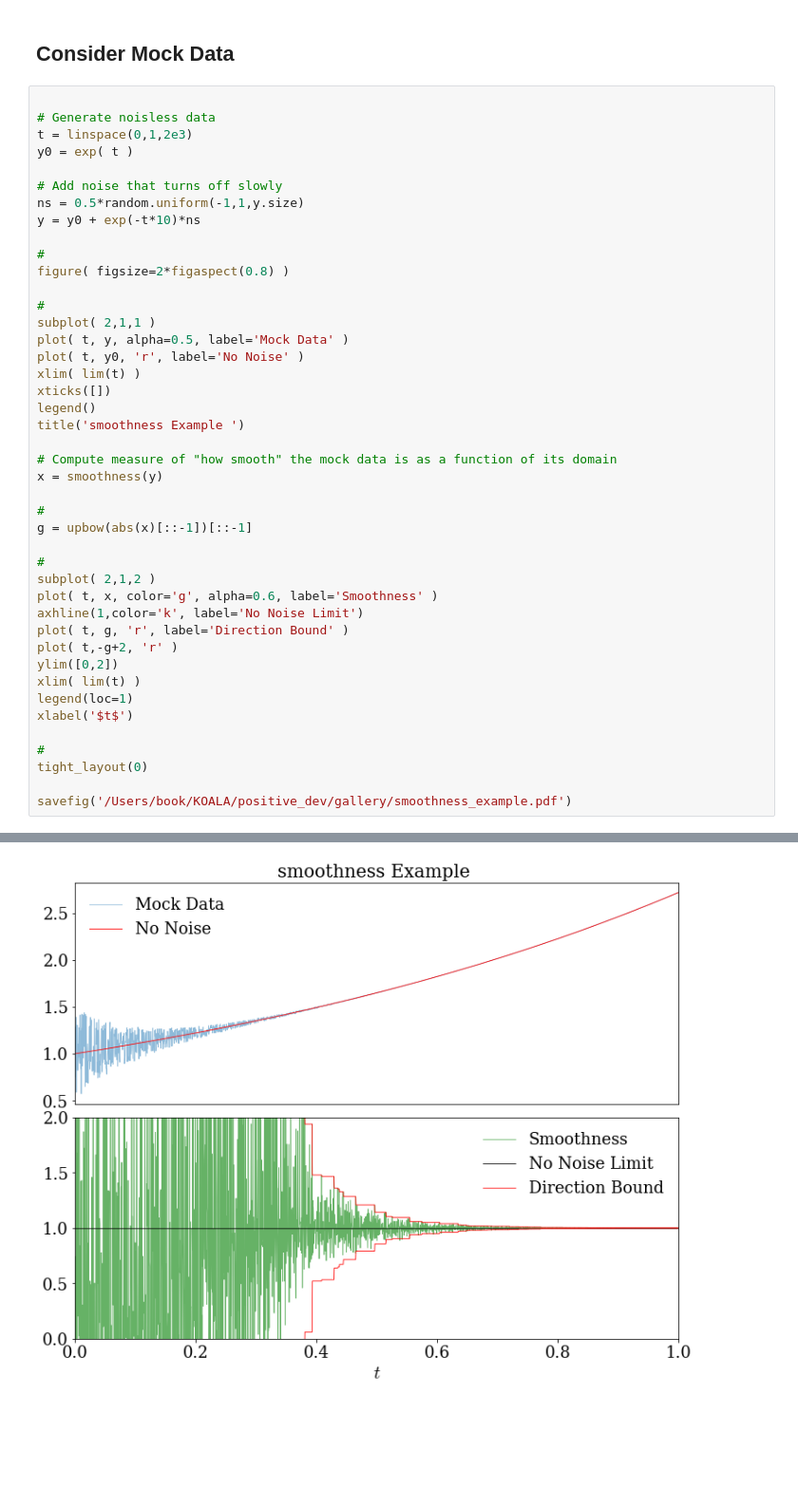
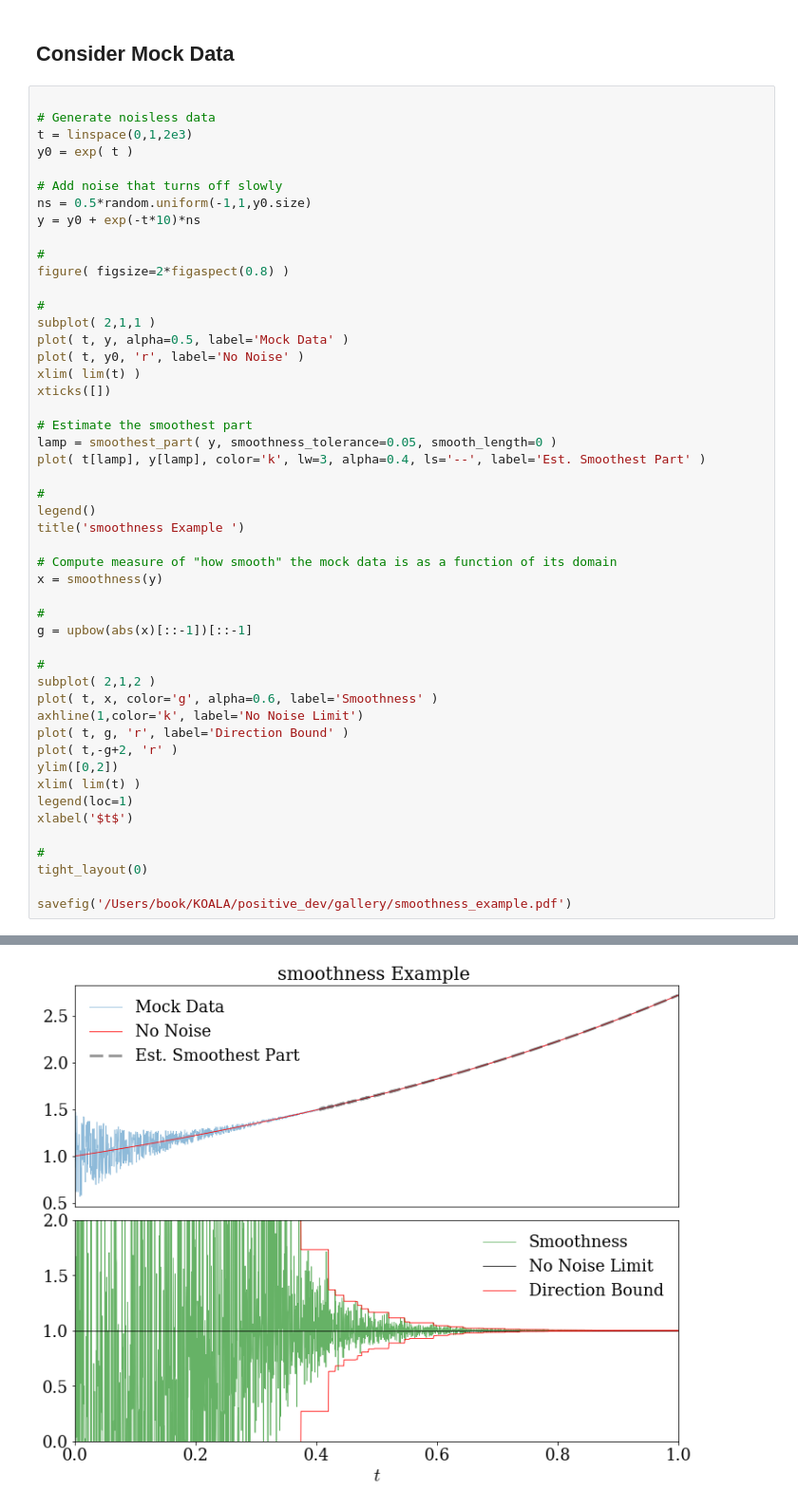
Before and after one commit to llondon6/koalas, a Jupyter notebook: examples/smoothness_example.ipynb, the cells around one changed output, grey strips where cells are left out. Shown at 95% size. Saved outputs shown, nothing was run; the diff lists cells and outputs as text; blank space fills up the shorter version.

Commit message:
adding smoothest_part to smoothness example

```diff
--- a/examples/smoothness_example.ipynb
+++ b/examples/smoothness_example.ipynb
@@ -24,7 +23,7 @@ t = linspace(0,1,2e3)
 y0 = exp( t )
 
 # Add noise that turns off slowly
-ns = 0.5*random.uniform(-1,1,y.size)
+ns = 0.5*random.uniform(-1,1,y0.size)
 y = y0 + exp(-t*10)*ns
 
 #
@@ -36,6 +35,12 @@ plot( t, y, alpha=0.5, label='Mock Data' )
 plot( t, y0, 'r', label='No Noise' )
 xlim( lim(t) )
 xticks([])
+
+# Estimate the smoothest part
+lamp = smoothest_part( y, smoothness_tolerance=0.05, smooth_length=0 )
+plot( t[lamp], y[lamp], color='k', lw=3, alpha=0.4, ls='--', label='Est. Smoothest Part' )
+
+#
 legend()
 title('smoothness Example ')
 
@@ -64 +70 @@ savefig('/Users/book/KOALA/positive_dev/gallery/smoothness_example.pdf')
-[figure, old version]
+[figure, new version]
```
Also changed, not shown: parts of 3 cells of this notebook, 1 other file.
